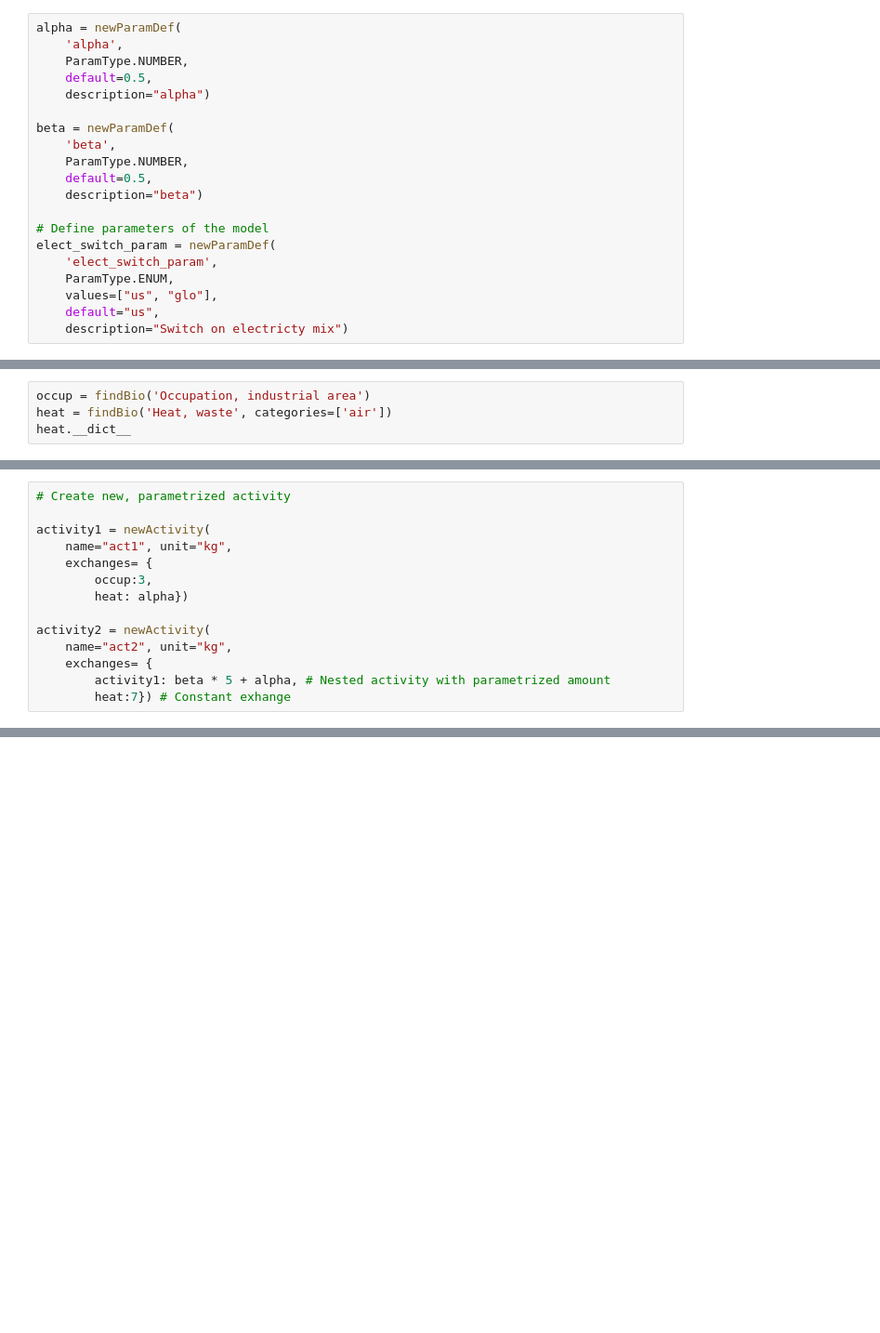
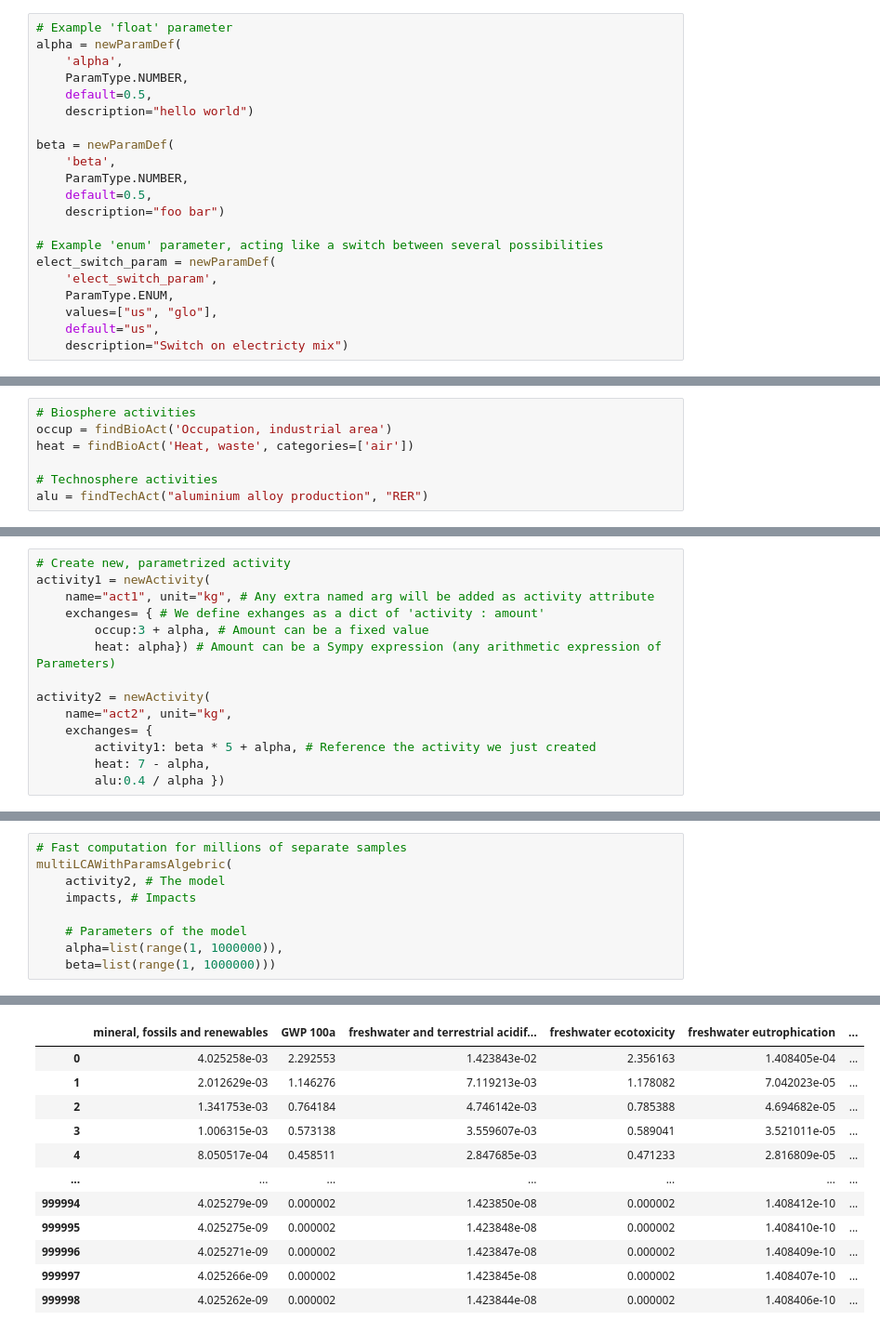
Before and after one commit to oie-mines-paristech/lca_algebraic, a Jupyter notebook: parametrized_sandbox.ipynb, the cells around one changed output, grey strips where cells are left out. Shown: that part at 93% size. Saved outputs shown, nothing was run; the diff lists cells and outputs as text; blank space fills up the shorter version.

Commit message:
First implementation of algebric LCA : 1 million time faster than bw2 parametric computation

```diff
--- a/parametrized_sandbox.ipynb
+++ b/parametrized_sandbox.ipynb
@@ -23,17 +41,18 @@ Db incer-acv was here. Deleting it
 # %%
+# Example 'float' parameter
 alpha = newParamDef(
     'alpha',
     ParamType.NUMBER,
     default=0.5,
-    description="alpha")
+    description="hello world")
 
 beta = newParamDef(
     'beta',
     ParamType.NUMBER,
     default=0.5,
-    description="beta")
+    description="foo bar")
 
-# Define parameters of the model
+# Example 'enum' parameter, acting like a switch between several possibilities
 elect_switch_param = newParamDef(
     'elect_switch_param',
     ParamType.ENUM,
@@ -46,4 +68,7 @@ impacts = [m for m in bw.methods if 'ILCD 1.0.8 2016' in str(m) and 'no LT' in s
 # %%
-occup = findBio('Occupation, industrial area')
-heat = findBio('Heat, waste', categories=['air'])
-heat.__dict__
+# Biosphere activities
+occup = findBioAct('Occupation, industrial area')
+heat = findBioAct('Heat, waste', categories=['air'])
+
+# Technosphere activities
+alu = findTechAct("aluminium alloy production", "RER")
@@ -58,14 +77,14 @@ heat.__dict__
 # %%
 # Create new, parametrized activity
-
 activity1 = newActivity(
-    name="act1", unit="kg",
-    exchanges= {
-        occup:3,
-        heat: alpha})
+    name="act1", unit="kg", # Any extra named arg will be added as activity attribute
+    exchanges= { # We define exhanges as a dict of 'activity : amount'
+        occup:3 + alpha, # Amount can be a fixed value
+        heat: alpha}) # Amount can be a Sympy expression (any arithmetic expression of Parameters)
 
 activity2 = newActivity(
     name="act2", unit="kg",
     exchanges= {
-        activity1: beta * 5 + alpha, # Nested activity with parametrized amount
-        heat:7}) # Constant exhange
+        activity1: beta * 5 + alpha, # Reference the activity we just created
+        heat: 7 - alpha,
+        alu:0.4 / alpha })
@@ -114,0 +174,10 @@ foo
+# %%
+# Fast computation for millions of separate samples
+multiLCAWithParamsAlgebric(
+    activity2, # The model
+    impacts, # Impacts
+
+    # Parameters of the model
+    alpha=list(range(1, 1000000)),
+    beta=list(range(1, 1000000)))
+# %% [output]
@@ -114,0 +186,12 @@ foo
+|  | mineral, fossils and renewables | GWP 100a | freshwater and terrestrial acidif... | freshwater ecotoxicity | freshwater eutrophication | ... |
+| 0 | 4.025258e-03 | 2.292553 | 1.423843e-02 | 2.356163 | 1.408405e-04 | ... |
+| 1 | 2.012629e-03 | 1.146276 | 7.119213e-03 | 1.178082 | 7.042023e-05 | ... |
+| 2 | 1.341753e-03 | 0.764184 | 4.746142e-03 | 0.785388 | 4.694682e-05 | ... |
+| 3 | 1.006315e-03 | 0.573138 | 3.559607e-03 | 0.589041 | 3.521011e-05 | ... |
+| 4 | 8.050517e-04 | 0.458511 | 2.847685e-03 | 0.471233 | 2.816809e-05 | ... |
+| ... | ... | ... | ... | ... | ... | ... |
+| 999994 | 4.025279e-09 | 0.000002 | 1.423850e-08 | 0.000002 | 1.408412e-10 | ... |
+| 999995 | 4.025275e-09 | 0.000002 | 1.423848e-08 | 0.000002 | 1.408410e-10 | ... |
+| 999996 | 4.025271e-09 | 0.000002 | 1.423847e-08 | 0.000002 | 1.408409e-10 | ... |
+| 999997 | 4.025266e-09 | 0.000002 | 1.423845e-08 | 0.000002 | 1.408407e-10 | ... |
+| 999998 | 4.025262e-09 | 0.000002 | 1.423844e-08 | 0.000002 | 1.408406e-10 | ... |
```
Also changed, not shown: parts of 23 cells of this notebook, 2 other files.
